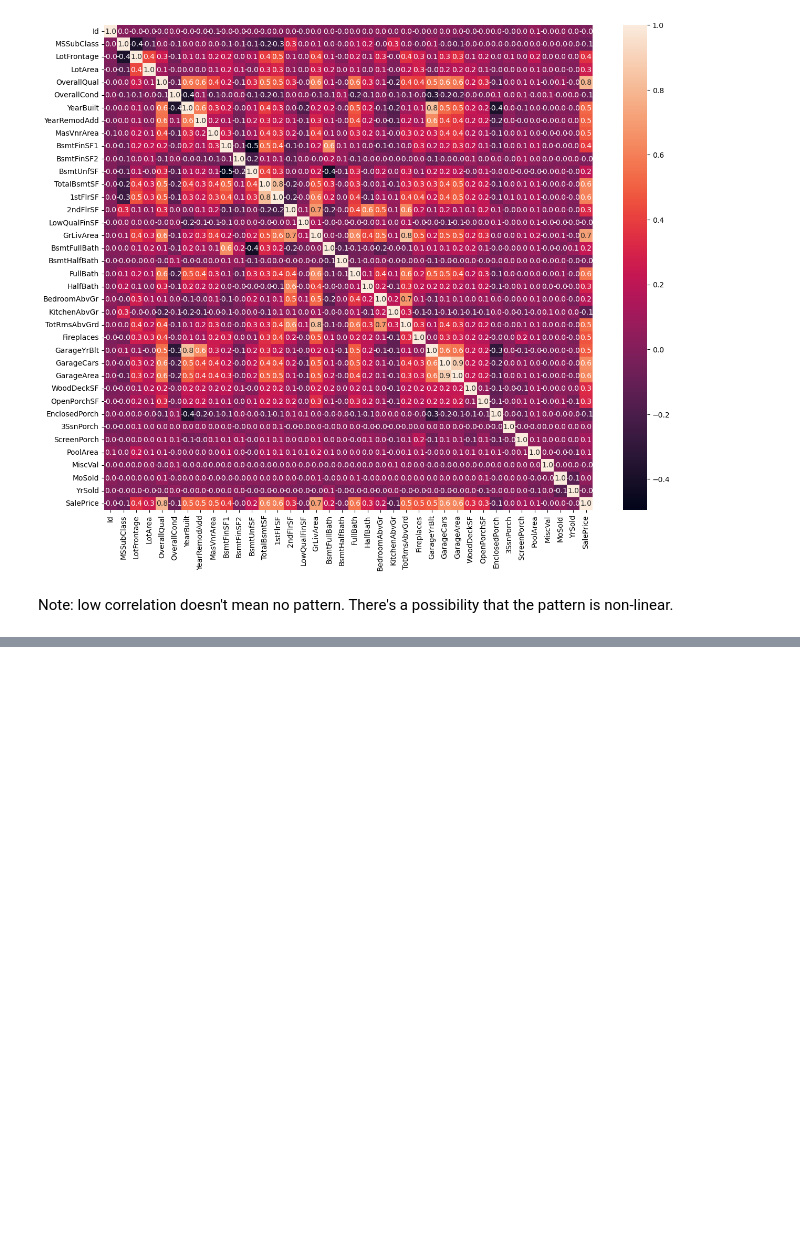
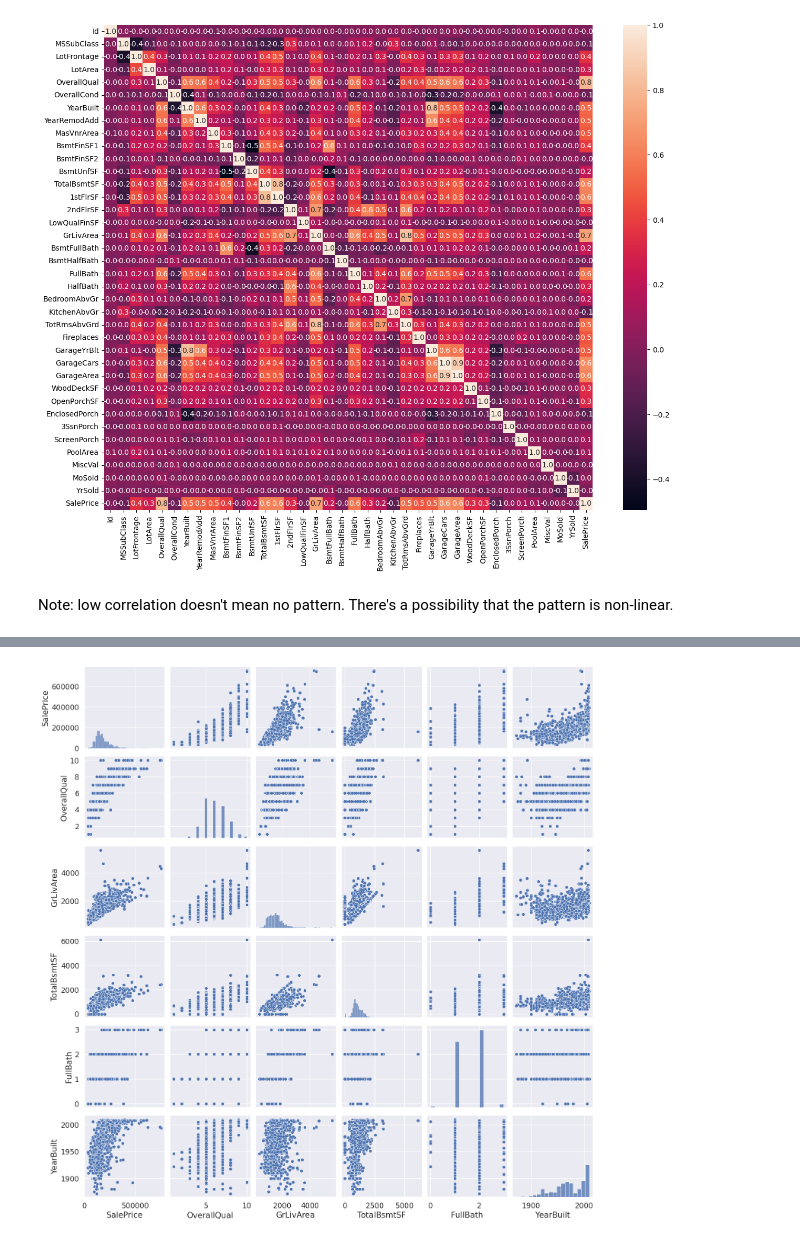
Before and after one commit to Cheslaff/HandsOnML, a Jupyter notebook: Practice/House Price Prediction/main.ipynb, the cells around one changed output, grey strips where cells are left out. Drawn from its saved outputs; the diff is of its cells as text; code cells hidden in the pictures; blank space fills up the shorter version.

```diff
--- a/Practice/House Price Prediction/main.ipynb
+++ b/Practice/House Price Prediction/main.ipynb
@@ -165,0 +176,6 @@ Note: low correlation doesn't mean no pattern. There's a possibility that the pa
+# %%
+cols = ["SalePrice", "OverallQual", "GrLivArea", "TotalBsmtSF",
+        "FullBath", "YearBuilt"]
+sns.pairplot(train_df[cols], height=2.5);
+# %% [output]
+[figure, added]
```
Also changed, not shown: parts of 10 cells of this notebook.
